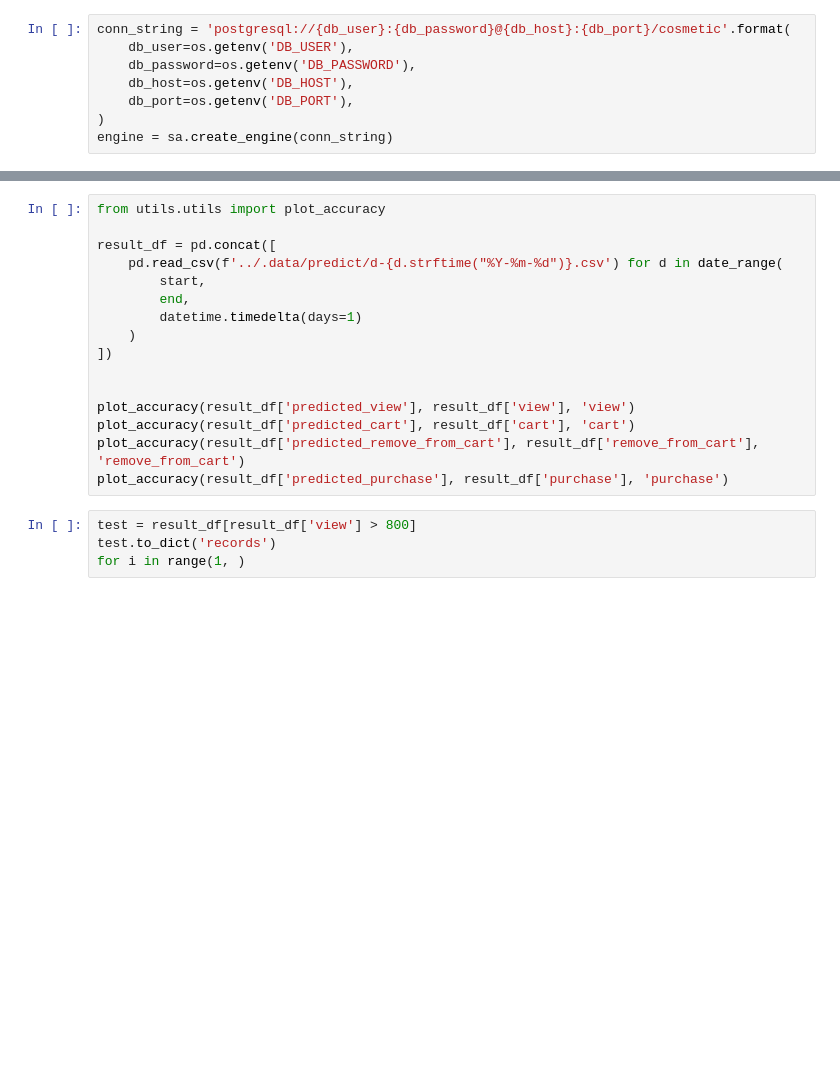
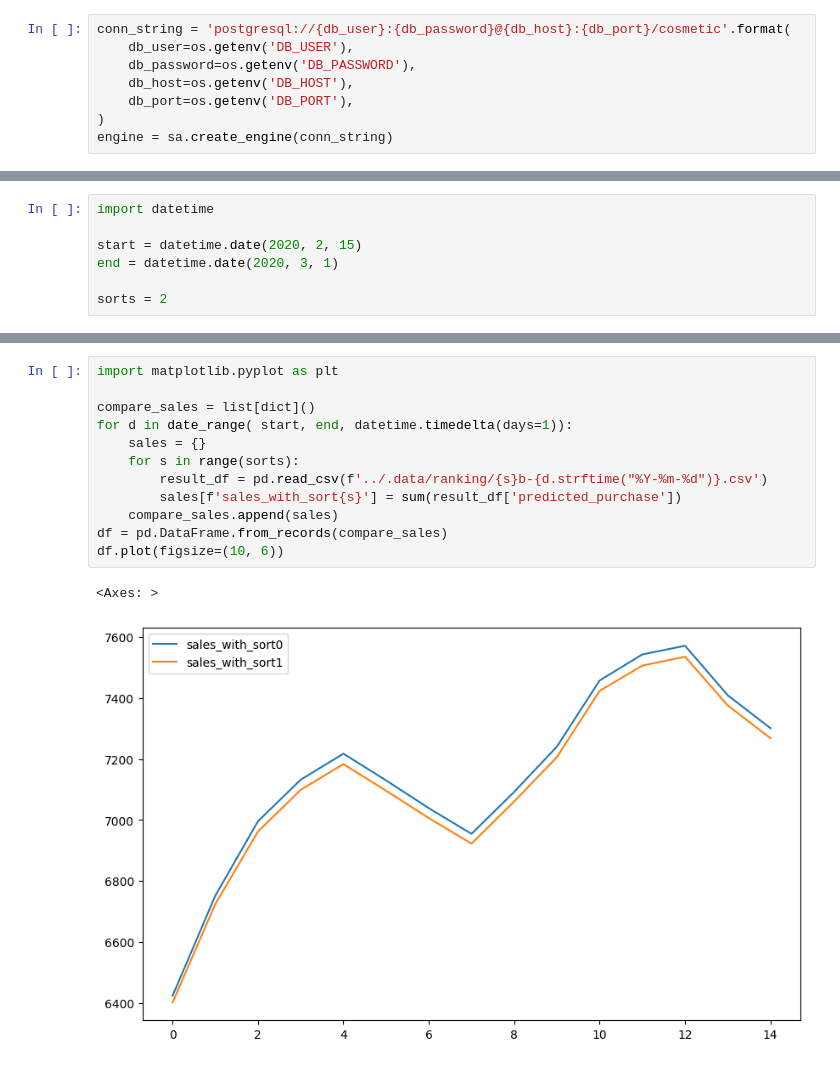
Before and after one commit to catan271/datn, a Jupyter notebook: ranking/01b-predict_with_custom_ranking.ipynb, the cells around one changed output, grey strips where cells are left out. Drawn from its saved outputs; the diff is of its cells as text; blank space fills up the shorter version.

Commit message:
checkpoint: with ranking

```diff
--- a/ranking/01b-predict_with_custom_ranking.ipynb
+++ b/ranking/01b-predict_with_custom_ranking.ipynb
@@ -46 +34,8 @@ end = datetime.date(2019, 11, 25)
+# %%
+import datetime
+
+start = datetime.date(2020, 2, 15)
+end = datetime.date(2020, 3, 1)
+
+sorts = 2
 # %%
@@ -168,20 +204,15 @@ with orm.Session(engine) as session, session.begin():
-# %%
-from utils.utils import plot_accuracy
-
-result_df = pd.concat([
-    pd.read_csv(f'../.data/predict/d-{d.strftime("%Y-%m-%d")}.csv') for d in date_range(
-        start,
-        end,
-        datetime.timedelta(days=1)
-    )
-])
-
-
-plot_accuracy(result_df['predicted_view'], result_df['view'], 'view')
-plot_accuracy(result_df['predicted_cart'], result_df['cart'], 'cart')
-plot_accuracy(result_df['predicted_remove_from_cart'], result_df['remove_from_cart'], 'remove_from_cart')
-plot_accuracy(result_df['predicted_purchase'], result_df['purchase'], 'purchase')
-# %%
-test = result_df[result_df['view'] > 800]
-test.to_dict('records')
-for i in range(1, )
+# %%
+import matplotlib.pyplot as plt
+
+compare_sales = list[dict]()
+for d in date_range( start, end, datetime.timedelta(days=1)):
+    sales = {}
+    for s in range(sorts):
+        result_df = pd.read_csv(f'../.data/ranking/{s}b-{d.strftime("%Y-%m-%d")}.csv')
+        sales[f'sales_with_sort{s}'] = sum(result_df['predicted_purchase'])
+    compare_sales.append(sales)
+df = pd.DataFrame.from_records(compare_sales)
+df.plot(figsize=(10, 6))
+# %% [output]
+<Axes: >
+[figure, added]
```
Also changed, not shown: parts of 3 cells of this notebook, 21 other files.
